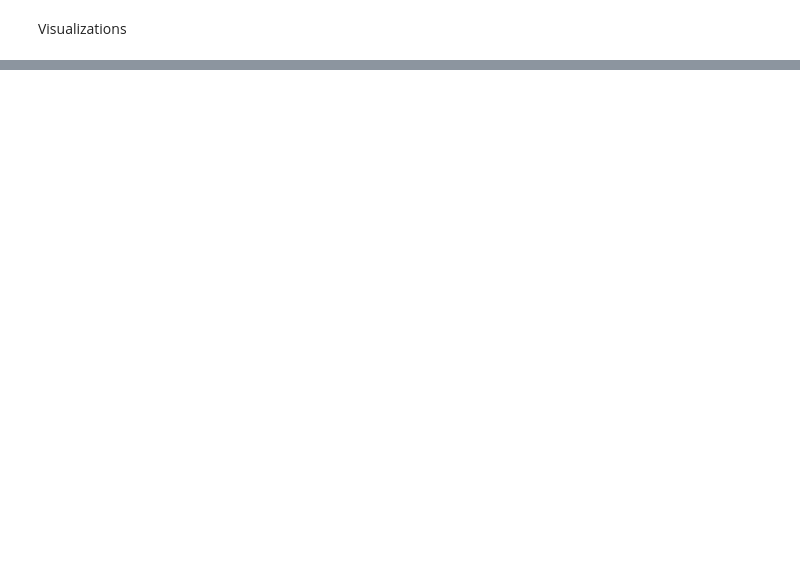
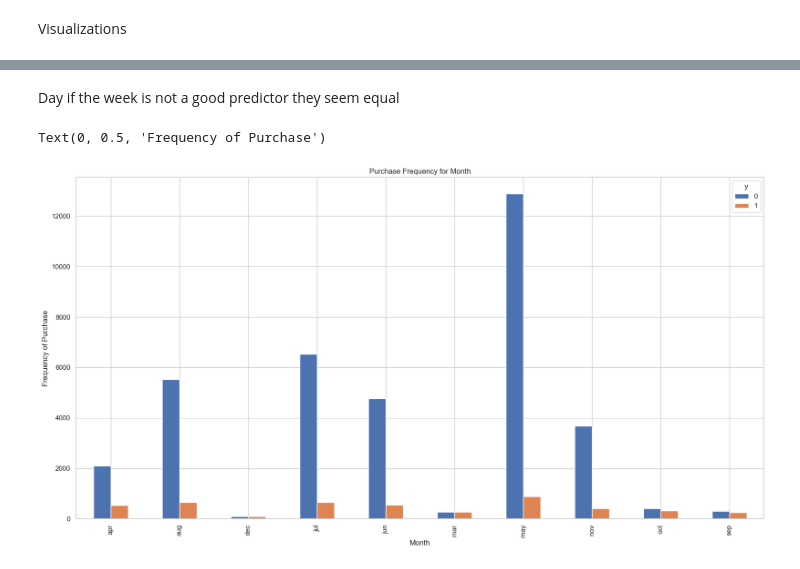
Before and after one commit to Eric-MK/Logistic_regression-, a Jupyter notebook: notebook.ipynb, the cells around one changed output, grey strips where cells are left out. Saved outputs shown, nothing was run; the diff lists cells and outputs as text; code cells hidden in the pictures; blank space fills up the shorter version.

```diff
--- a/notebook.ipynb
+++ b/notebook.ipynb
@@ -170,0 +210,10 @@ Visualizations
+# %% [markdown]
+Day if the week is not a good predictor they seem equal
+# %%
+pd.crosstab(df.month,df.y).plot(kind='bar', figsize= (20,10))
+plt.title('Purchase Frequency for Month')
+plt.xlabel('Month')
+plt.ylabel('Frequency of Purchase')
+# %% [output]
+Text(0, 0.5, 'Frequency of Purchase')
+[figure, added]
```
Also changed, not shown: parts of 12 cells of this notebook.
